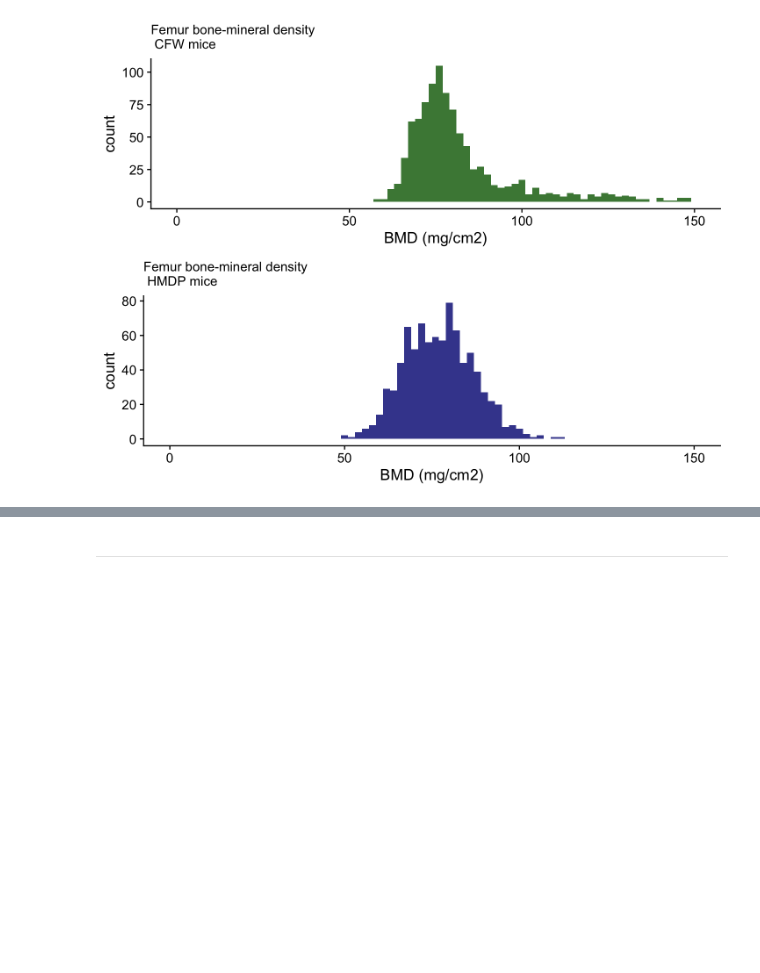
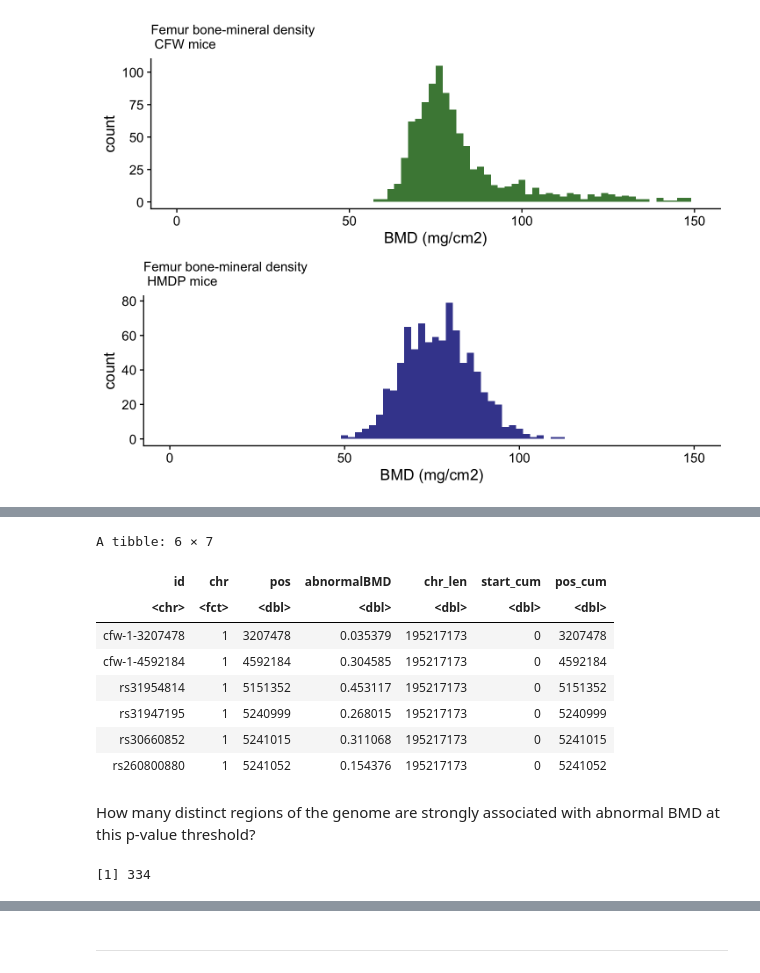
Before and after one commit to daiuc/qBioChallenges, a Jupyter notebook: DataVis.ipynb, the cells around one changed output, grey strips where cells are left out. Cells and saved outputs as stored; diff of their text form; code cells hidden in the pictures; blank space fills up the shorter version.

```diff
--- a/DataVis.ipynb
+++ b/DataVis.ipynb
@@ -227,0 +300,18 @@ Warning message:
+# %%
+head(gwscan)
+# %% [output]
+A tibble: 6 × 7
+| id | chr | pos | abnormalBMD | chr_len | start_cum | pos_cum |
+| <chr> | <fct> | <dbl> | <dbl> | <dbl> | <dbl> | <dbl> |
+| cfw-1-3207478 | 1 | 3207478 | 0.035379 | 195217173 | 0 | 3207478 |
+| cfw-1-4592184 | 1 | 4592184 | 0.304585 | 195217173 | 0 | 4592184 |
+| rs31954814 | 1 | 5151352 | 0.453117 | 195217173 | 0 | 5151352 |
+| rs31947195 | 1 | 5240999 | 0.268015 | 195217173 | 0 | 5240999 |
+| rs30660852 | 1 | 5241015 | 0.311068 | 195217173 | 0 | 5241015 |
+| rs260800880 | 1 | 5241052 | 0.154376 | 195217173 | 0 | 5241052 |
+# %% [markdown]
+How many distinct regions of the genome are strongly associated with abnormal BMD at this p-value threshold?
+# %%
+filter(gwscan, abnormalBMD > 6) %>% pull(pos_cum) %>% unique %>% length
+# %% [output]
+[1] 334
```
Also changed, not shown: parts of 15 cells of this notebook.
